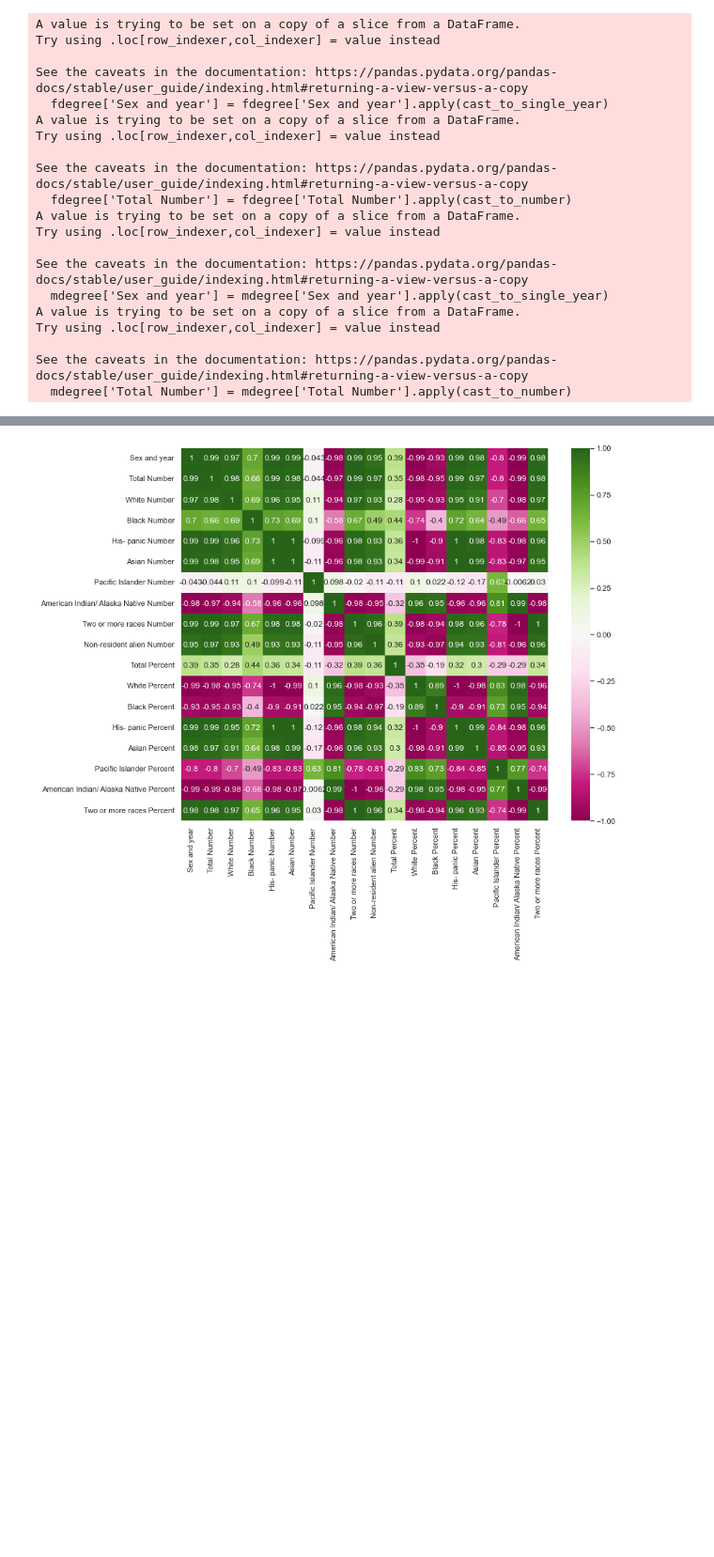
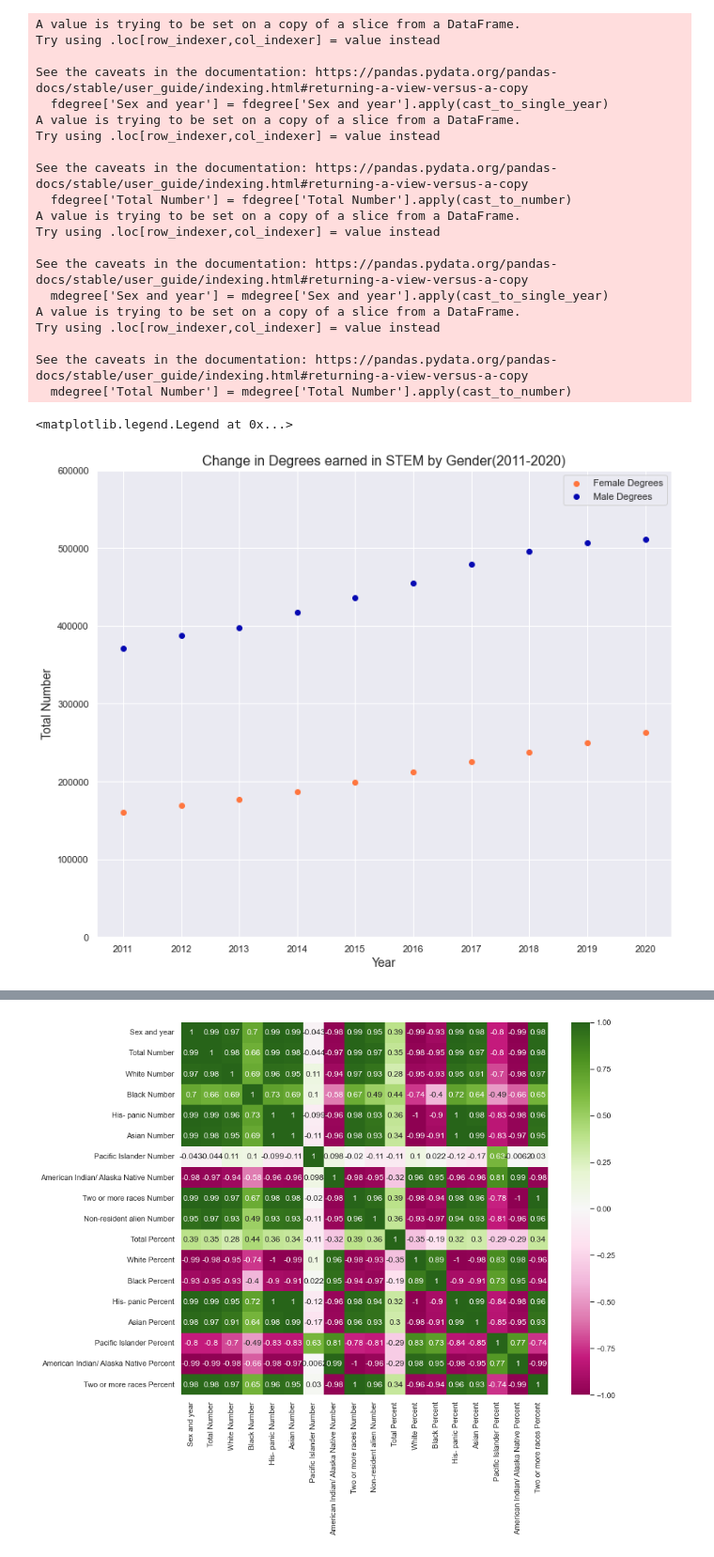
Before and after one commit to sripal565/srikar-exl-2022, a Jupyter notebook: notebooks/experimental_notebook.ipynb, the cells around one changed output, grey strips where cells are left out. Shown at 94% size. Cells and saved outputs as stored; diff of their text form; code cells hidden in the pictures; blank space fills up the shorter version.

```diff
--- a/notebooks/experimental_notebook.ipynb
+++ b/notebooks/experimental_notebook.ipynb
@@ -573,4 +561,16 @@ Try using .loc[row_indexer,col_indexer] = value instead
 
 See the caveats in the documentation: https://pandas.pydata.org/pandas-docs/stable/user_guide/indexing.html#returning-a-view-versus-a-copy
   mdegree['Total Number'] = mdegree['Total Number'].apply(cast_to_number)
+# %%
+plt.scatter(fdegree['Sex and year'],fdegree['Total Number'], color='#ff763f', label='Female Degrees')
+plt.scatter(mdegree['Sex and year'],mdegree['Total Number'], color='#0508b2', label='Male Degrees')
+plt.xlabel('Year', fontsize=14)
+plt.ylabel('Total Number', fontsize=14)
+plt.title('Change in Degrees earned in STEM by Gender(2011-2020)', fontsize=16)
+plt.xticks(fdegree['Sex and year'])
+plt.ylim(0,600000)
+plt.legend()
+# %% [output]
+<matplotlib.legend.Legend at 0x...>
+[figure, added]
 # %%
```
Also changed, not shown: parts of 11 cells of this notebook, 3 other files.
